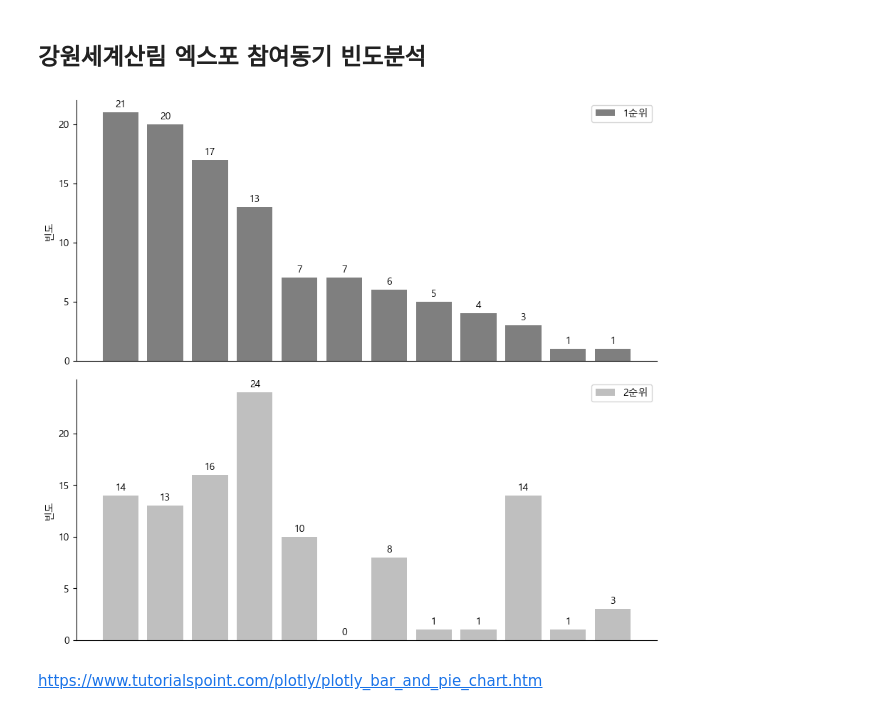
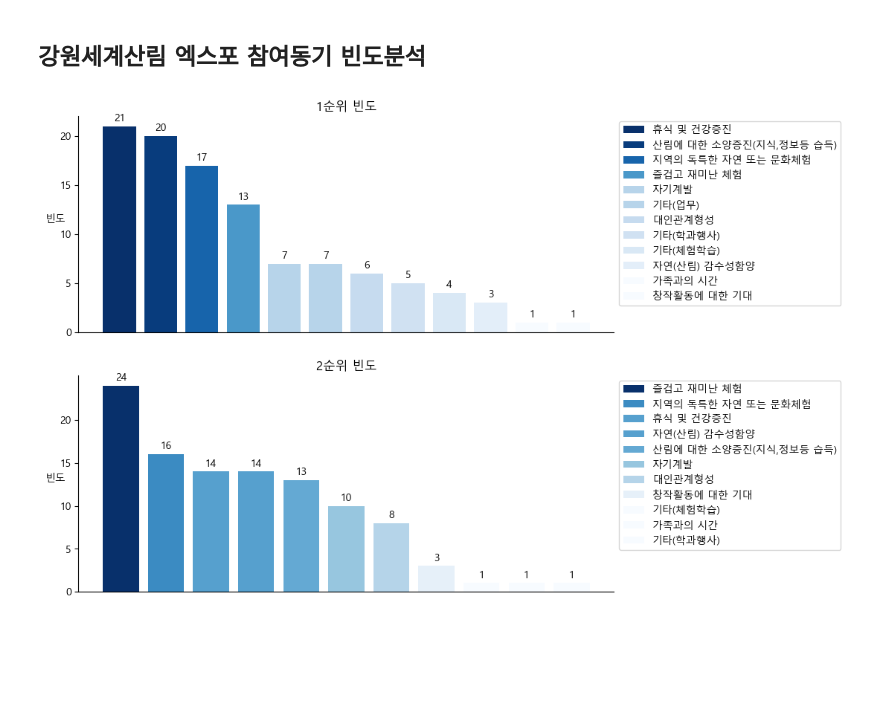
Before and after one commit to DDalaDDula/Card_Consumption_Pattern_Analysis_Dashboard, a Jupyter notebook: preprocessing.ipynb, the cells around one changed output. Cells and saved outputs as stored; diff of their text form; code cells hidden in the pictures; blank space fills up the shorter version.

```diff
--- a/preprocessing.ipynb
+++ b/preprocessing.ipynb
@@ -127,51 +155,59 @@ combined_frequency
 import matplotlib.pyplot as plt
 
 # 그래프 크기 및 서브플롯 생성
-fig, axs = plt.subplots(2, 1, figsize=(9, 8))
+fig, axs = plt.subplots(2, 1, figsize=(12, 8))
+
+# 색상 맵 설정
+cmap = plt.colormaps.get_cmap('Blues')
+normalize1 = mpl.colors.Normalize(vmin=min(frequency_1['1순위']), vmax=max(frequency_1['1순위']))
+normalize2 = mpl.colors.Normalize(vmin=min(frequency_2['2순위']), vmax=max(frequency_2['2순위']))
 
 # 1순위 그래프 그리기
-axs[0].bar(combined_frequency['값'], combined_frequency['1순위'], color='black', alpha=0.5, label='1순위')
-for i, (value, count) in enumerate(zip(combined_frequency['값'], combined_frequency['1순위'])):
+
+for i, (value, count) in enumerate(zip(frequency_1['값'], frequency_1['1순위'])):
+    axs[0].bar(value, count, color=cmap(normalize1(count)), label=value)
     axs[0].annotate('{}'.format(int(count)),
                     xy=(i, count),
                     xytext=(0, 3),
                     textcoords="offset points",
                     ha='center', va='bottom')
+axs[0].set_title("1순위 빈도")
 axs[0].set_xlabel('값')
-axs[0].set_ylabel('빈도')
-axs[0].axes.xaxis.set_visible(False)
+axs[0].set_ylabel('빈도', rotation=0)
+axs[0].xaxis.set_visible(False)
 axs[0].spines['top'].set_visible(False)
 axs[0].spines['right'].set_visible(False)
 axs[0].legend()
 
 # 2순위 그래프 그리기
-axs[1].bar(combined_frequency['값'], combined_frequency['2순위'], color='gray', alpha=0.5, label='2순위')
-for i, (value, count) in enumerate(zip(combined_frequency['값'], combined_frequency['2순위'])):
+for i, (value, count) in enumerate(zip(frequency_2['값'], frequency_2['2순위'])):
+    axs[1].bar(value, count, color=cmap(normalize2(count)), label=value)
     axs[1].annotate('{}'.format(int(count)),
                     xy=(i, count),
                     xytext=(0, 3),
                     textcoords="offset points",
                     ha='center', va='bottom')
+axs[1].set_title("2순위 빈도")
 axs[1].set_xlabel('값')
-axs[1].set_ylabel('빈도')
+axs[1].set_ylabel('빈도', rotation=0)
 axs[1].axes.xaxis.set_visible(False)
 axs[1].spines['top'].set_visible(False)
 axs[1].spines['right'].set_visible(False)
 axs[1].xaxis.set_tick_params(rotation=0)
-axs[1].set_xticks(range(len(combined_frequency['값'])))
-axs[1].set_xticklabels(combined_frequency['값'])
 axs[1].legend()
 
-# 공백 조절
-plt.tight_layout()
+# y 축 눈금을 5의 배수 단위로 설정
+axs[0].set_yticks(range(0, max(frequency_1['1순위']) + 1, 5))
+axs[1].set_yticks(range(0, max(frequency_2['2순위']) + 1, 5))
+# 레전드 설정
+axs[0].legend(loc='upper left', bbox_to_anchor=(1, 1))
+axs[1].legend(loc='upper left', bbox_to_anchor=(1, 1))
 
-# y 축 눈금을 5의 배수 단위로 설정
-axs[0].set_yticks(range(0, max(combined_frequency['1순위']) + 1, 5))
-axs[1].set_yticks(range(0, max(combined_frequency['2순위']) + 1, 5))
+plt.subplots_adjust(left=0.3, bottom=0.1, right=0.9, top=0.9, wspace=0.2, hspace=0.2)
 
 plt.show()
 # %% [output]
-[figure, old version]
+[figure, new version]
 # %%
 import plotly.express as px
 
@@ -237,2 +234,0 @@ fig.show()
-# %% [markdown]
-https://www.tutorialspoint.com/plotly/plotly_bar_and_pie_chart.htm
```
Also changed, not shown: parts of 8 cells of this notebook, 2 other files.
